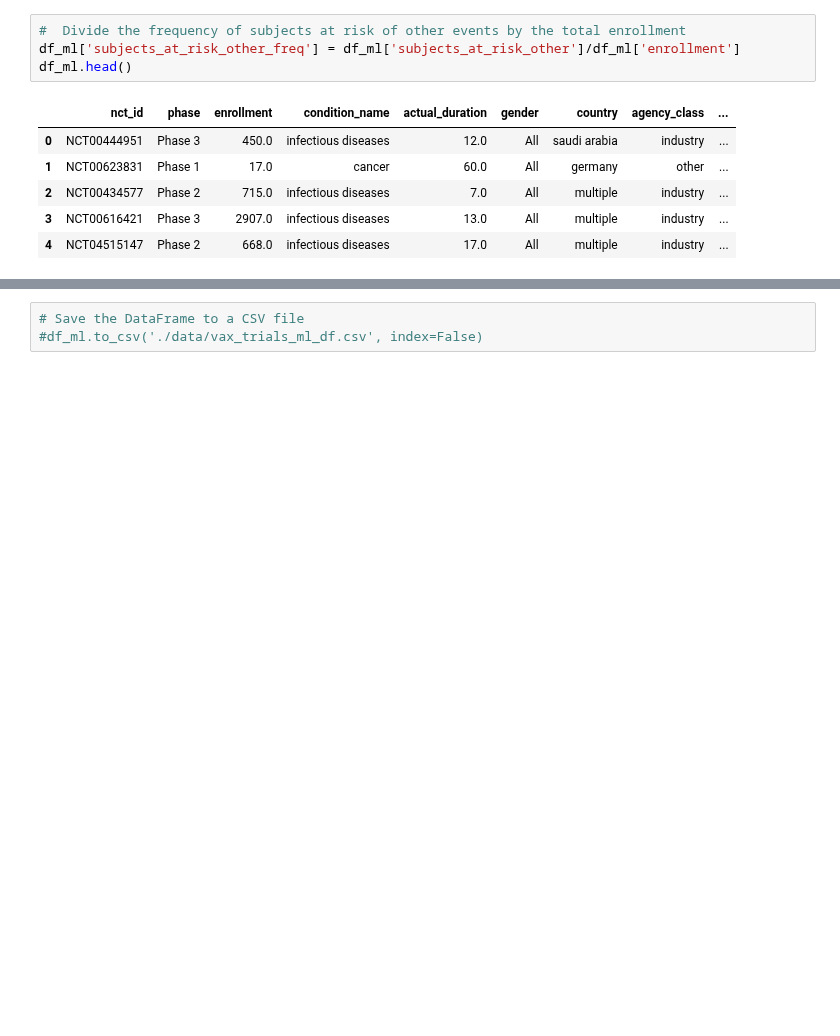
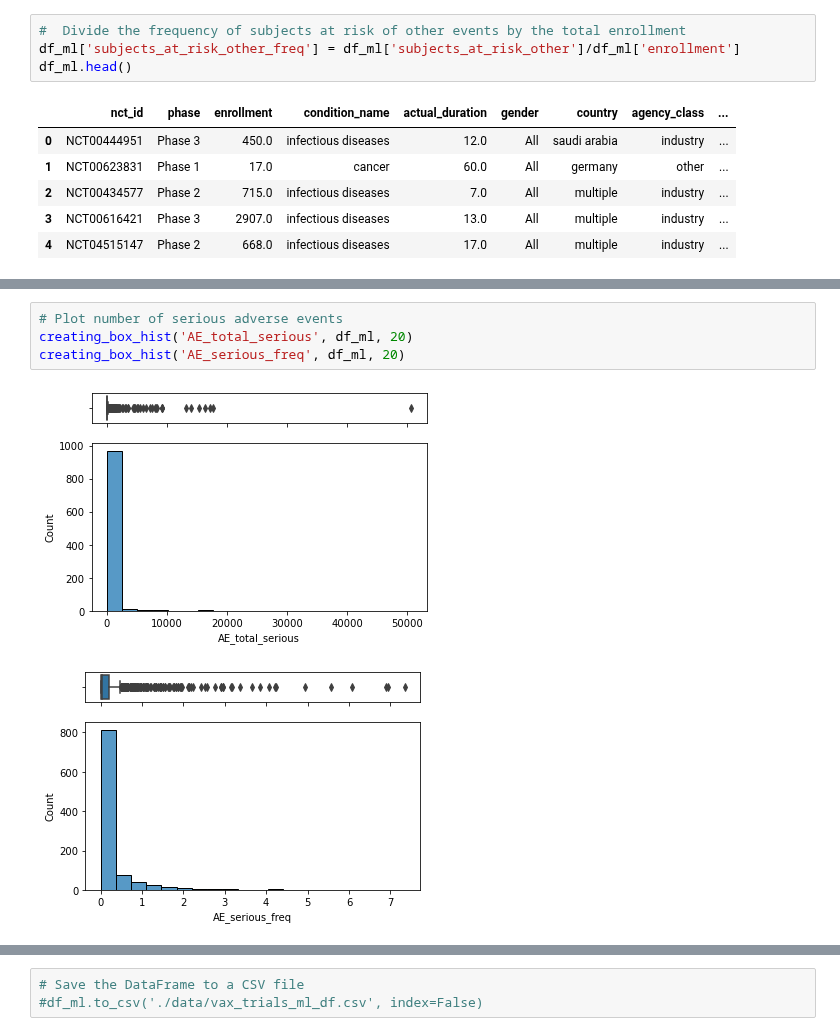
Before and after one commit to brunalos/clinical-trials-ml, a Jupyter notebook: vaccines.ipynb, the cells around one changed output, grey strips where cells are left out. Drawn from its saved outputs; the diff is of its cells as text; blank space fills up the shorter version.

```diff
--- a/vaccines.ipynb
+++ b/vaccines.ipynb
@@ -1615,0 +1646,7 @@ df_ml.head()
+# %%
+# Plot number of serious adverse events
+creating_box_hist('AE_total_serious', df_ml, 20)
+creating_box_hist('AE_serious_freq', df_ml, 20)
+# %% [output]
+[figure, added]
+[figure, added]
```
Also changed, not shown: parts of 8 cells of this notebook.
